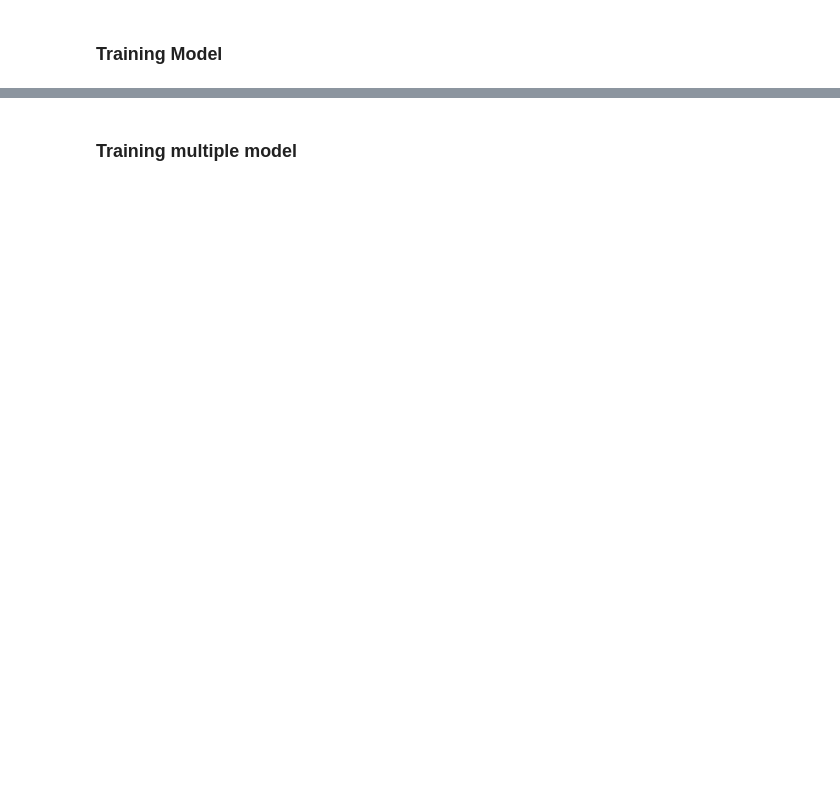
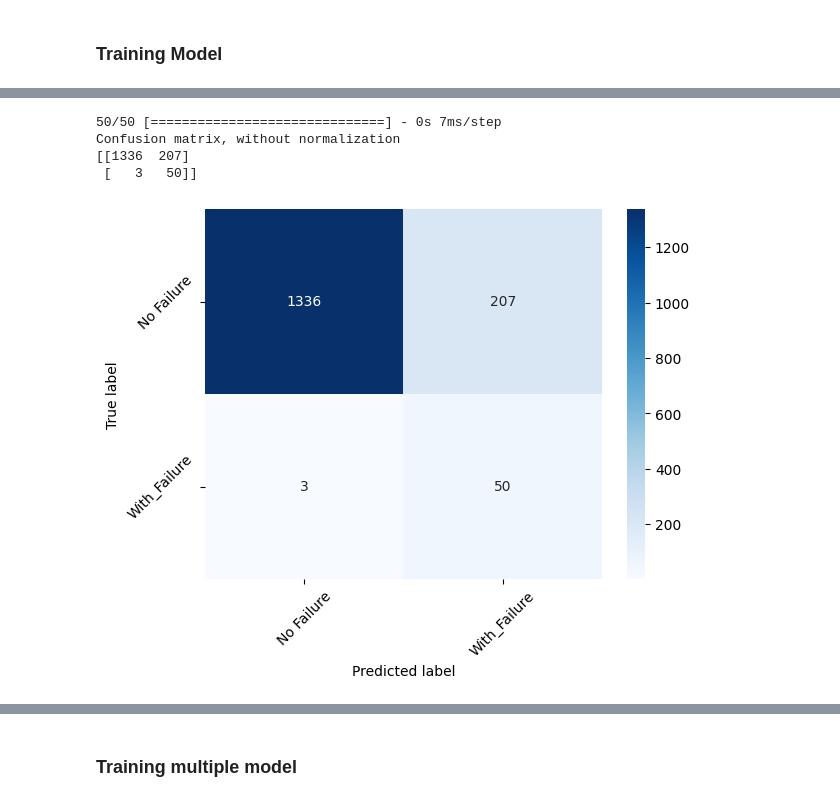
Before and after one commit to Yannick1977/Predictive_maintenance, a Jupyter notebook: Notebook/#3_Modeling_DNN.ipynb, the cells around one changed output, grey strips where cells are left out. Drawn from its saved outputs; the diff is of its cells as text; code cells hidden in the pictures; blank space fills up the shorter version.

```diff
--- a/Notebook/#3_Modeling_DNN.ipynb
+++ b/Notebook/#3_Modeling_DNN.ipynb
@@ -99,3 +105,12 @@ model.plot_history()
+# %%
+y_pred_test = model.predict(X_test.to_numpy())
+model.plot_confusion_matrix(y_test.to_numpy().argmax(axis=1), y_pred_test.argmax(axis=1), name_target_col)
+# %% [output]
+50/50 [==============================] - 0s 7ms/step
+Confusion matrix, without normalization
+[[1336  207]
+ [   3   50]]
+[figure, added]
 # %%
 y_pred_val = model.predict(X_val.to_numpy())
 model.plot_confusion_matrix(y_val.to_numpy().argmax(axis=1), y_pred_val.argmax(axis=1), name_target_col)
```
Also changed, not shown: parts of 12 cells of this notebook, 9 other files.
